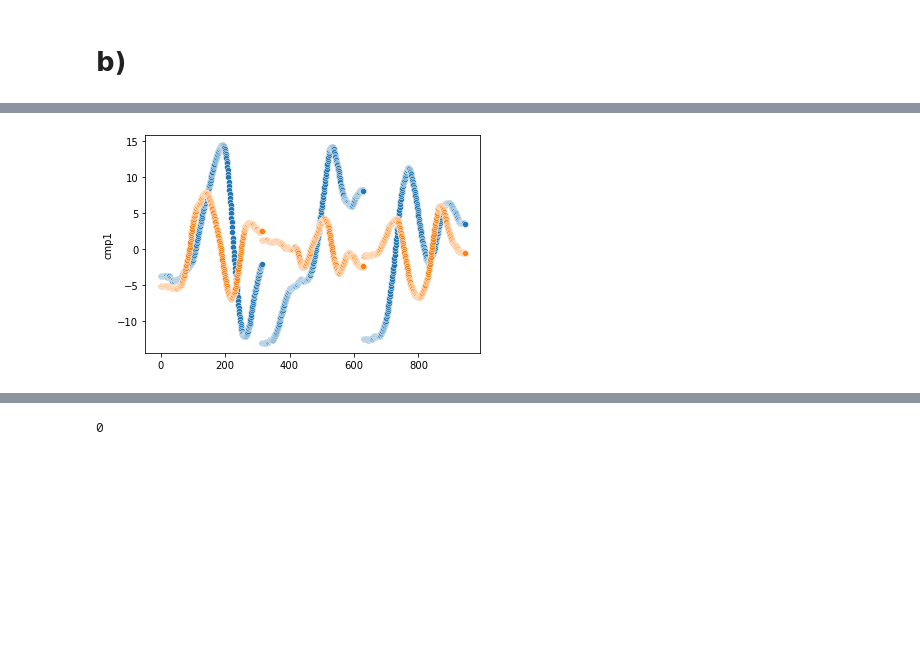
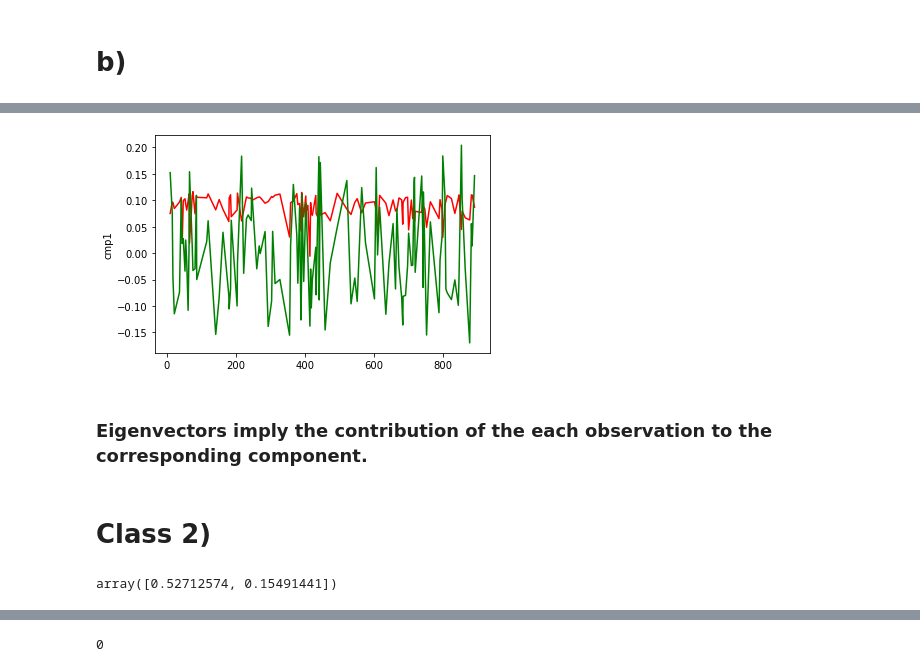
Before and after one commit to sencer4898/fall21-sencer4898, a Jupyter notebook: files/HW2.ipynb, the cells around one changed output, grey strips where cells are left out. Saved outputs shown, nothing was run; the diff lists cells and outputs as text; code cells hidden in the pictures; blank space fills up the shorter version.

```diff
--- a/files/HW2.ipynb
+++ b/files/HW2.ipynb
@@ -452,8 +492,12 @@ concat_class8 = concat_gesture_b[concat_gesture_b["class"]==8].drop(["class"], a
 # %%
+# Matrix is tansposed in order to apply PCA by taking each observation as a feature. After that, new data with two principal
+# components is printed.
+
 rows = concat_class1.columns
-concat_class1 = concat_class1.T
+class1_observations = concat_class1.index
+concat_class1_T = concat_class1.T
 pca_class1 = PCA(2)
-reduced_class1 = pd.DataFrame(pca_class1.fit_transform(concat_class1), index=rows, columns=["cmp1","cmp2"])
+reduced_class1 = pd.DataFrame(pca_class1.fit_transform(concat_class1_T), index=rows, columns=["cmp1","cmp2"])
 reduced_class1.head()
 # %% [output]
 |  | cmp1 | cmp2 |
@@ -473,5 +518,8 @@ array([0.52997902, 0.10401207])
 # %% [markdown]
 # b)
 # %%
-pca_class1.components_
+# Calling the eigenvectors of the PCA with the 'components_' attribute and presenting them with their corresponding component
+# and showing how much contribution each observation does to each component.
+class1_eigenvectors = pd.DataFrame(pca_class1.components_, index=["cmp1","cmp2"], columns=class1_observations)
+class1_eigenvectors
 # %% [output]
@@ -495,5 +530,19 @@ array([[ 0.07507587,  0.09655314,  0.09618679,  0.08446882,  0.09670319,
 # %%
-sns.scatterplot(x=range(0, len(reduced_class1["cmp1"])), y= reduced_class1["cmp1"])
-sns.scatterplot(x=range(0, len(reduced_class1["cmp2"])), y= reduced_class1["cmp2"]);
+sns.lineplot(x=class1_eigenvectors.columns, y= class1_eigenvectors.iloc[0], color='r')
+sns.lineplot(x=class1_eigenvectors.columns, y= class1_eigenvectors.iloc[1], color='g');
 # %% [output]
-[figure, old version]
+[figure, new version]
+# %% [markdown]
+### Eigenvectors imply the contribution of the each observation to the corresponding component.
+# %% [markdown]
+# Class 2)
+# %%
+rows = concat_class2.columns
+class2_observations = concat_class2.index
+concat_class2_T = concat_class2.T
+pca_class2 = PCA(2)
+reduced_class2 = pd.DataFrame(pca_class2.fit_transform(concat_class2_T), index=rows, columns=["cmp1","cmp2"])
+
+pca_class2.explained_variance_ratio_
+# %% [output]
+array([0.52712574, 0.15491441])
```
Also changed, not shown: parts of 47 cells of this notebook, 1 other file.
